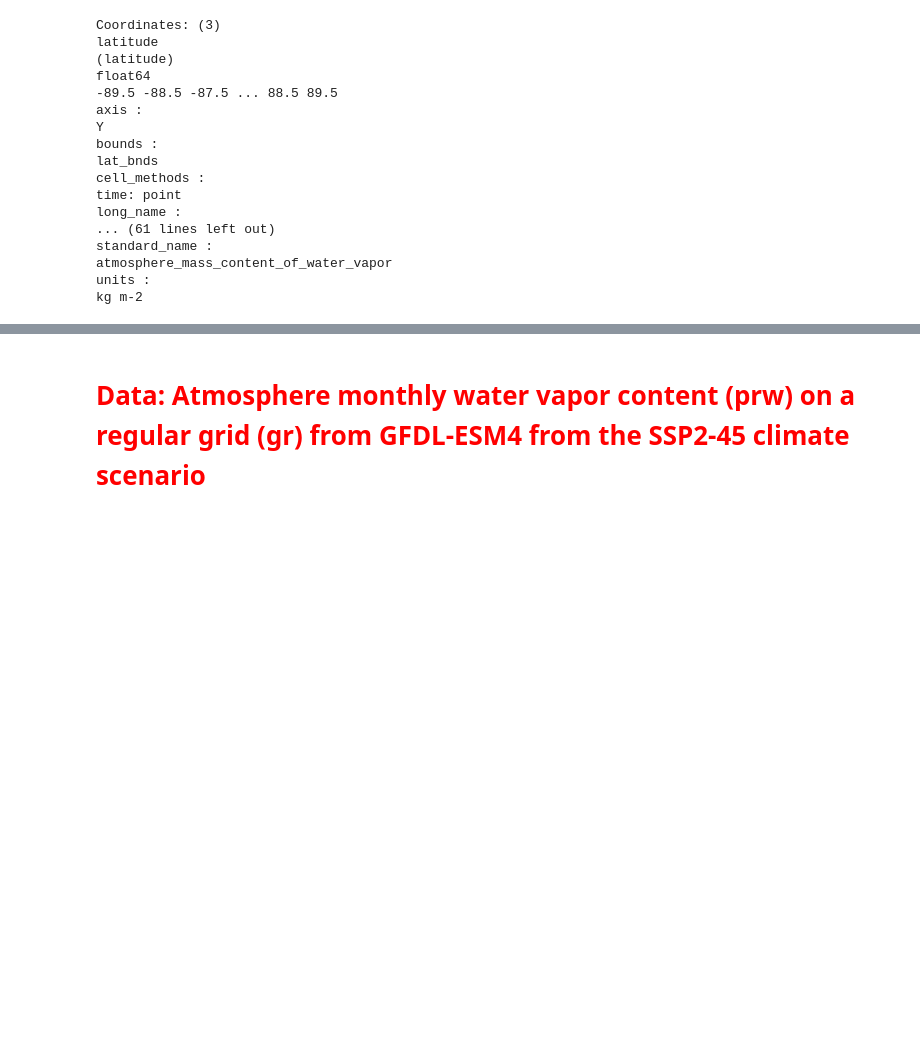
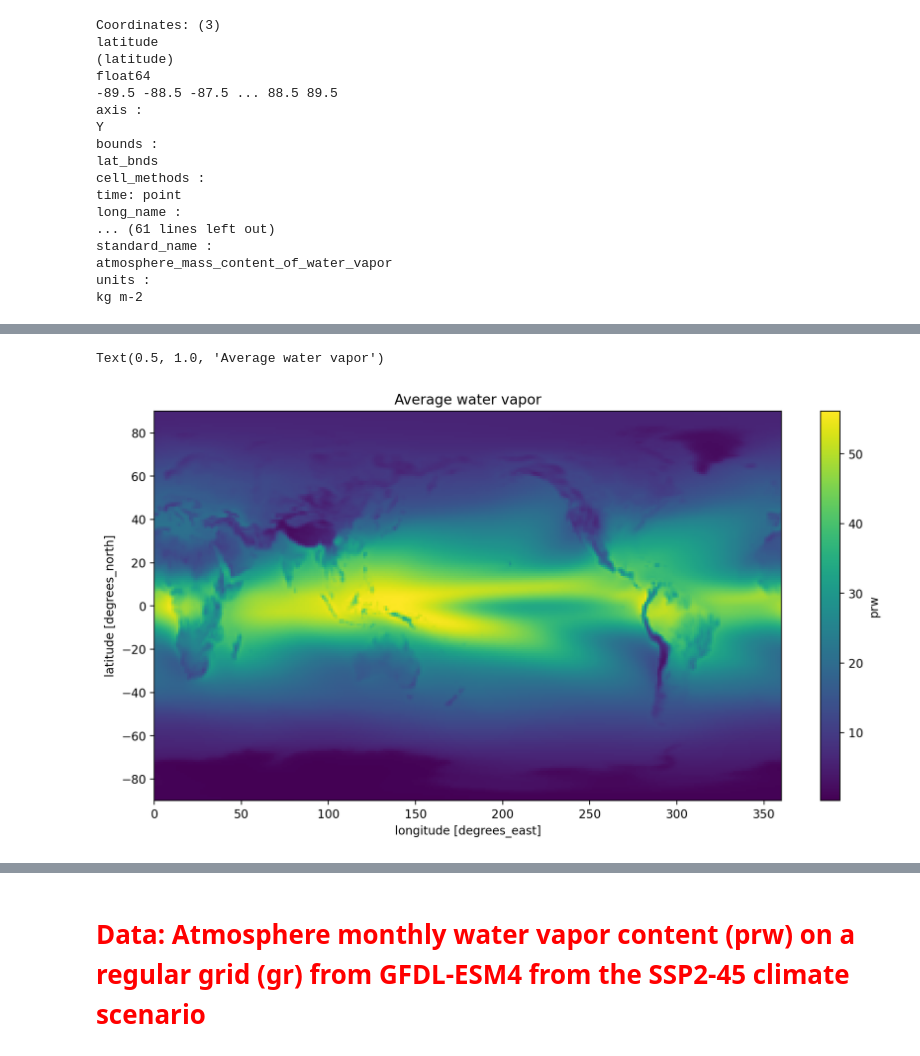
Before and after one commit to EES-3506-5506/Final_Vo, a Jupyter notebook: Untitled.ipynb, the cells around one changed output, grey strips where cells are left out. Drawn from its saved outputs; the diff is of its cells as text; code cells hidden in the pictures; blank space fills up the shorter version.

```diff
--- a/Untitled.ipynb
+++ b/Untitled.ipynb
@@ -90,0 +140,6 @@ kg m-2
+# %%
+gfdl_esm4_prw126.mean(dim='time').plot()
+plt.title('Average water vapor')
+# %% [output]
+Text(0.5, 1.0, 'Average water vapor')
+[figure, added]
```
Also changed, not shown: parts of 14 cells of this notebook.
